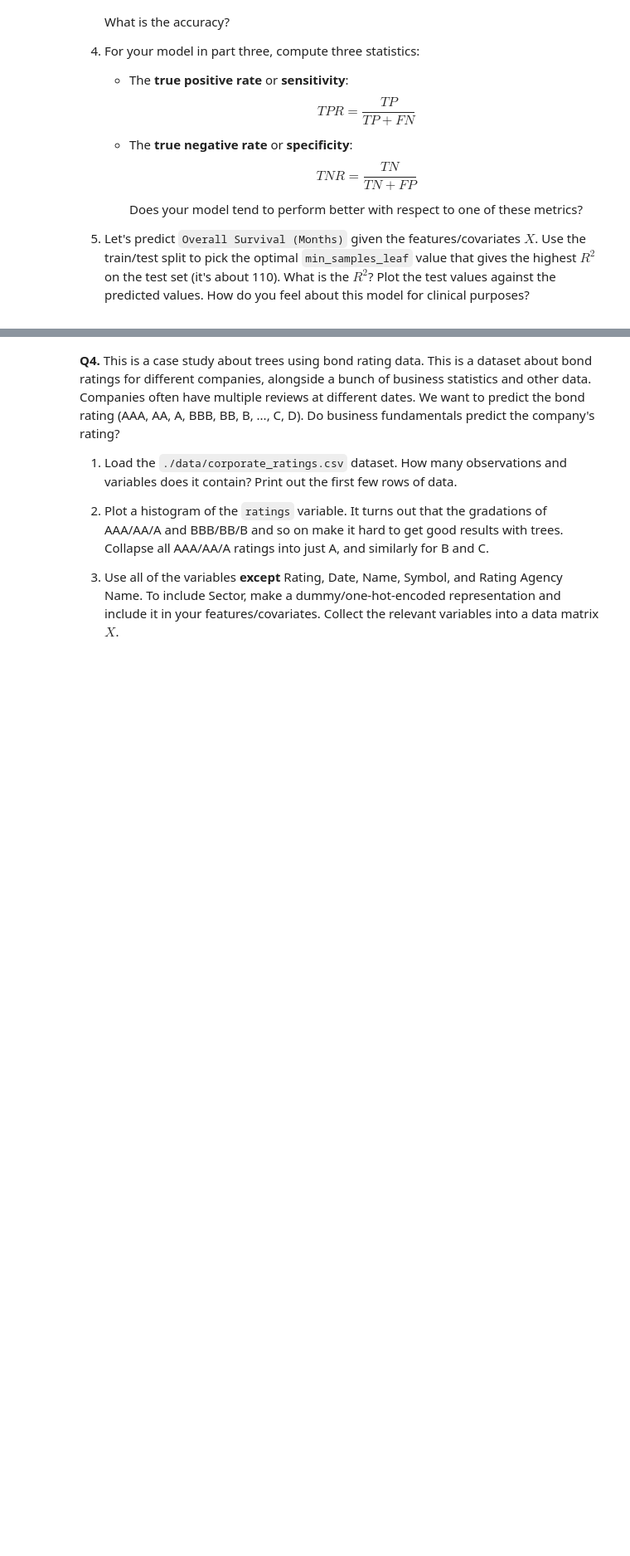
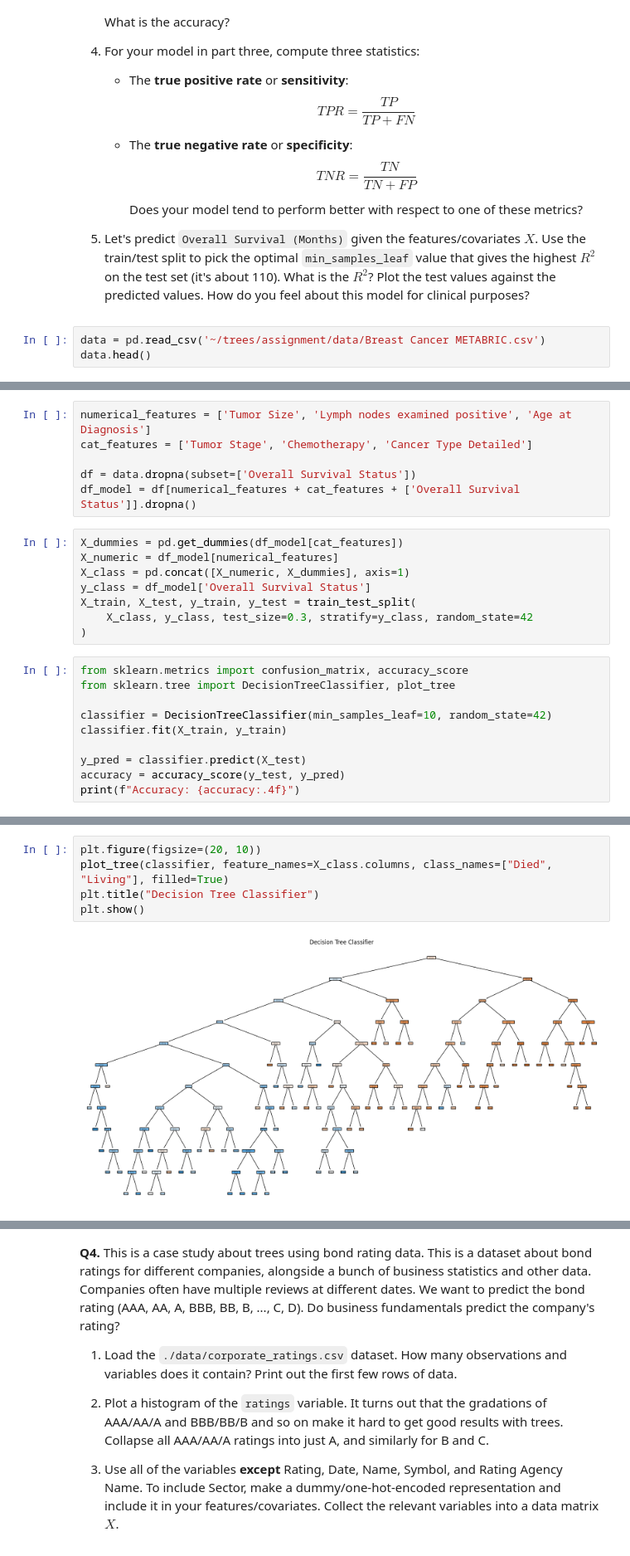
Before and after one commit to corinnefog/trees, a Jupyter notebook: assignment/assignment.ipynb, the cells around one changed output, grey strips where cells are left out. Shown at 83% size. Cells and saved outputs as stored; diff of their text form; blank space fills up the shorter version.

```diff
--- a/assignment/assignment.ipynb
+++ b/assignment/assignment.ipynb
@@ -163,3 +163,6 @@ plt.show()
     Does your model tend to perform better with respect to one of these metrics?
 
 5. Let's predict `Overall Survival (Months)` given the features/covariates $X$. Use the train/test split to pick the optimal `min_samples_leaf` value that gives the highest $R^2$ on the test set (it's about 110). What is the $R^2$? Plot the test values against the predicted values. How do you feel about this model for clinical purposes?
+# %%
+data = pd.read_csv('~/trees/assignment/data/Breast Cancer METABRIC.csv')
+data.head()
@@ -165,0 +196,24 @@ plt.show()
+# %%
+numerical_features = ['Tumor Size', 'Lymph nodes examined positive', 'Age at Diagnosis']
+cat_features = ['Tumor Stage', 'Chemotherapy', 'Cancer Type Detailed']
+
+df = data.dropna(subset=['Overall Survival Status'])
+df_model = df[numerical_features + cat_features + ['Overall Survival Status']].dropna()
+# %%
+X_dummies = pd.get_dummies(df_model[cat_features])
+X_numeric = df_model[numerical_features]
+X_class = pd.concat([X_numeric, X_dummies], axis=1)
+y_class = df_model['Overall Survival Status']
+X_train, X_test, y_train, y_test = train_test_split(
+    X_class, y_class, test_size=0.3, stratify=y_class, random_state=42
+)
+# %%
+from sklearn.metrics import confusion_matrix, accuracy_score
+from sklearn.tree import DecisionTreeClassifier, plot_tree
+
+classifier = DecisionTreeClassifier(min_samples_leaf=10, random_state=42)
+classifier.fit(X_train, y_train)
+
+y_pred = classifier.predict(X_test)
+accuracy = accuracy_score(y_test, y_pred)
+print(f"Accuracy: {accuracy:.4f}")
@@ -165,0 +239,7 @@ plt.show()
+# %%
+plt.figure(figsize=(20, 10))
+plot_tree(classifier, feature_names=X_class.columns, class_names=["Died", "Living"], filled=True)
+plt.title("Decision Tree Classifier")
+plt.show()
+# %% [output]
+[figure, added]
```
Also changed, not shown: parts of 6 cells of this notebook.
